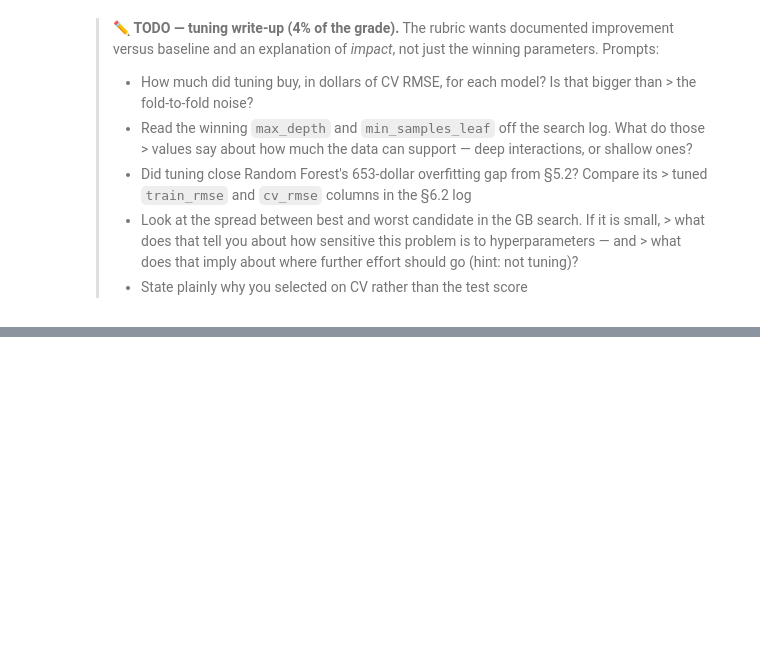
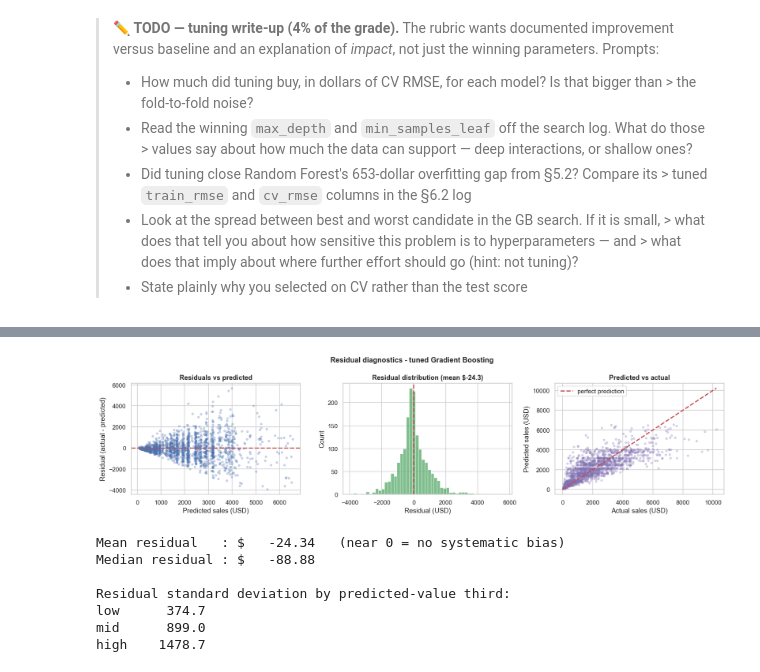
Before and after one commit to marcusteoh/bigmart-sales-forecaster, a Jupyter notebook: BigMart_Sales_Prediction.ipynb, the cells around one changed output, grey strips where cells are left out. Cells and saved outputs as stored; diff of their text form; code cells hidden in the pictures; blank space fills up the shorter version.

```diff
--- a/BigMart_Sales_Prediction.ipynb
+++ b/BigMart_Sales_Prediction.ipynb
@@ -1689,0 +1888,49 @@ Test-set scores (reported, NOT used for selection):
+# %%
+## Residual diagnostics for the selected model
+
+residuals = y_test.to_numpy() - final_pred
+
+fig, axes = plt.subplots(1, 3, figsize=(16, 4.2))
+
+axes[0].scatter(final_pred, residuals, alpha=0.25, s=12, color='#4C72B0')
+axes[0].axhline(0, color='#C44E52', ls='--', lw=2)
+axes[0].set_title('Residuals vs predicted')
+axes[0].set_xlabel('Predicted sales (USD)')
+axes[0].set_ylabel('Residual (actual - predicted)')
+
+sns.histplot(residuals, bins=50, ax=axes[1], color='#55A868')
+axes[1].axvline(0, color='#C44E52', ls='--', lw=2)
+axes[1].set_title(f'Residual distribution (mean ${residuals.mean():,.1f})')
+axes[1].set_xlabel('Residual (USD)')
+axes[1].set_ylabel('Count')
+
+axes[2].scatter(y_test, final_pred, alpha=0.25, s=12, color='#8172B3')
+lims = [0, max(y_test.max(), final_pred.max())]
+axes[2].plot(lims, lims, color='#C44E52', ls='--', lw=2, label='perfect prediction')
+axes[2].set_title('Predicted vs actual')
+axes[2].set_xlabel('Actual sales (USD)')
+axes[2].set_ylabel('Predicted sales (USD)')
+axes[2].legend()
+
+fig.suptitle('Residual diagnostics - tuned Gradient Boosting',
+             fontsize=13, fontweight='bold')
+plt.tight_layout()
+plt.show()
+
+print(f'Mean residual   : ${residuals.mean():>9,.2f}   (near 0 = no systematic bias)')
+print(f'Median residual : ${np.median(residuals):>9,.2f}')
+
+# Does error grow with the size of the prediction? Compare spread in the bottom and
+# top thirds of predicted value.
+thirds = pd.qcut(final_pred, 3, labels=['low', 'mid', 'high'])
+print('\nResidual standard deviation by predicted-value third:')
+print(pd.Series(residuals).groupby(thirds, observed=True).std().round(1).to_string())
+# %% [output]
+[figure, added]
+Mean residual   : $   -24.34   (near 0 = no systematic bias)
+Median residual : $   -88.88
+
+Residual standard deviation by predicted-value third:
+low      374.7
+mid      899.0
+high    1478.7
```
Also changed, not shown: parts of 16 cells of this notebook, 4 other files.
